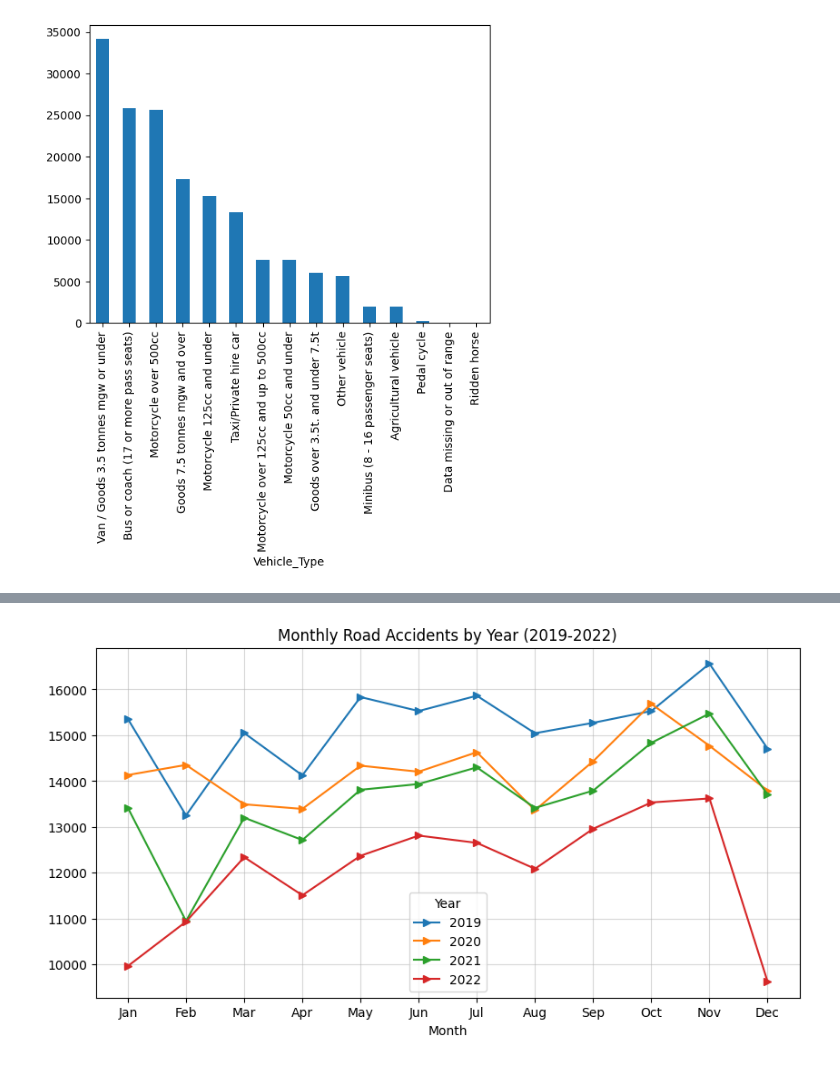
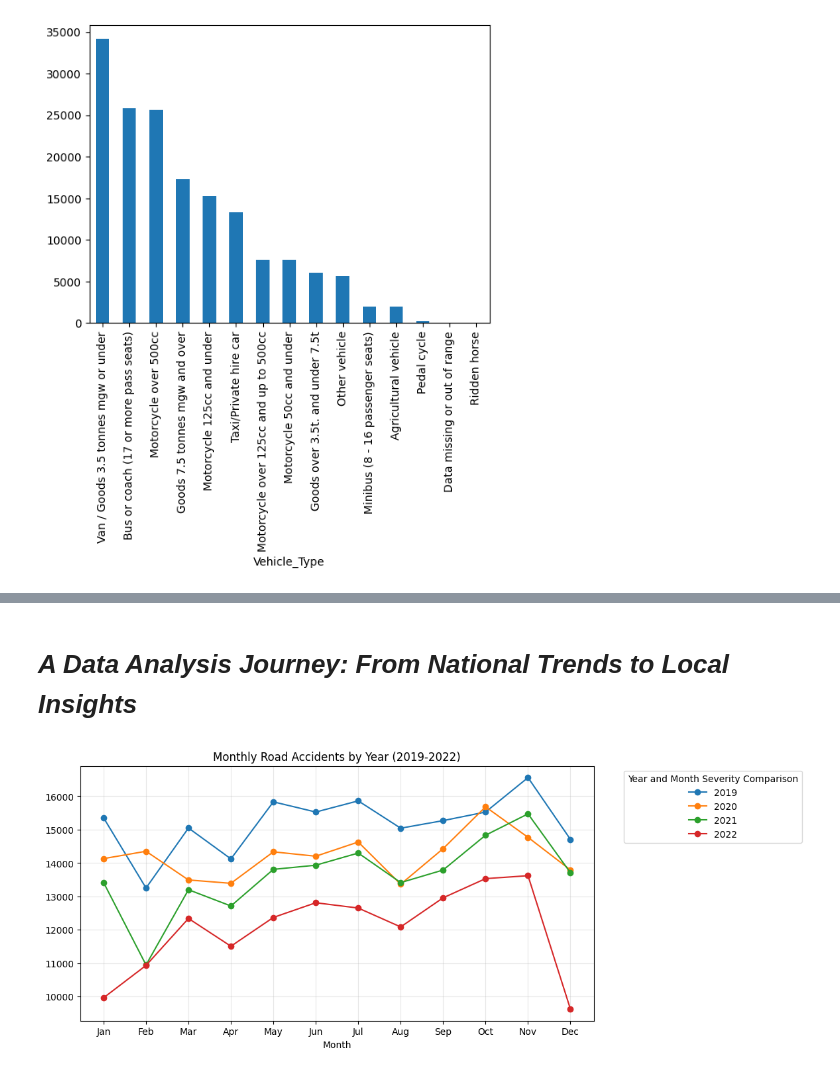
Before and after one commit to senseikim/ITELEC303, a Jupyter notebook: DATA VISUALIZATION.ipynb, the cells around one changed output, grey strips where cells are left out. Drawn from its saved outputs; the diff is of its cells as text; code cells hidden in the pictures.

```diff
--- a/DATA VISUALIZATION.ipynb
+++ b/DATA VISUALIZATION.ipynb
@@ -8,7 +8,7 @@ Use a simple bar chart showing the number of accidents per year (2019–2022) to
 </h6>
 # %%
 import pandas as pd
-df = pd.read_csv('uk_road_accident.csv')
+df = pd.read_csv('datasets\\uk_accident_data.csv')
 # %%
 # Step 1: Convert to string only if not null
 df['Accident Date'] = df['Accident Date'].astype(str)
@@ -19,6 +19,13 @@ df['Accident Date'] = df['Accident Date'].apply(lambda x: x.strip() if pd.notnul
 # Step 4: Convert to datetime
 df['Accident Date'] = pd.to_datetime(df['Accident Date'], dayfirst=True, errors='coerce')
 
+
+df['Latitude'] = df['Latitude'].fillna(df['Latitude'].mode()[0])
+df['Longitude'] = df['Longitude'].fillna(df['Longitude'].mode()[0])
+df['Road_Surface_Conditions'] = df['Road_Surface_Conditions'].fillna('unaccounted')
+df['Road_Type'] = df['Road_Type'].fillna('unaccounted')
+df['Weather_Conditions'] = df['Weather_Conditions'].fillna('unaccounted')
+
 df.dtypes
 df.isnull().sum()
 
@@ -218,21 +165,23 @@ severity3.reset_index()
+# %% [markdown]
+<h1> <i>A Data Analysis Journey: From National Trends to Local Insights </i></h1>
 # %%
 import matplotlib.pyplot as plt
 
 # 1. Group by Year FIRST, then Month (critical order!)
 monthly_data = df.groupby(['Year', 'Month']).size()
 
 # 2. Unstack Year to create separate lines for each year
 monthly_data = monthly_data.unstack(level=0)
 
 # 3. Plot with clean formatting (only 4 lines!)
 monthly_data.plot(
-    marker='>',
+    marker='o',
     figsize=(10, 5),
     title='Monthly Road Accidents by Year (2019-2022)'
 )
 plt.xticks(range(1, 13), ['Jan','Feb','Mar','Apr','May','Jun','Jul','Aug','Sep','Oct','Nov','Dec'])
-#plt.bbox_to_achor(
-plt.grid(alpha=0.5)
+plt.legend(title='Year and Month Severity Comparison', bbox_to_anchor = (1.05,1), loc='upper left')
+plt.grid(alpha=0.3)
 plt.show()
 # %% [output]
-[figure, old version]
+[figure, new version]
```
Also changed, not shown: parts of 25 cells of this notebook.
